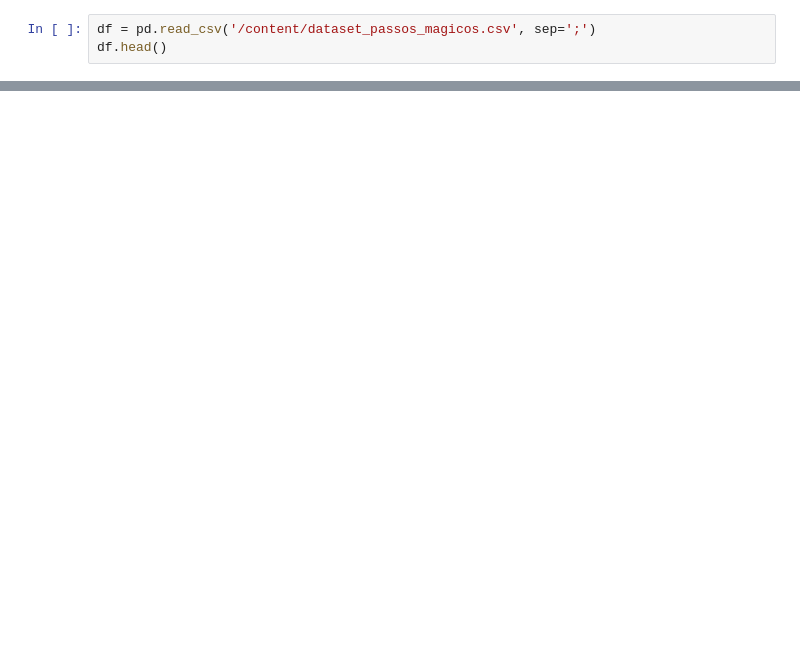
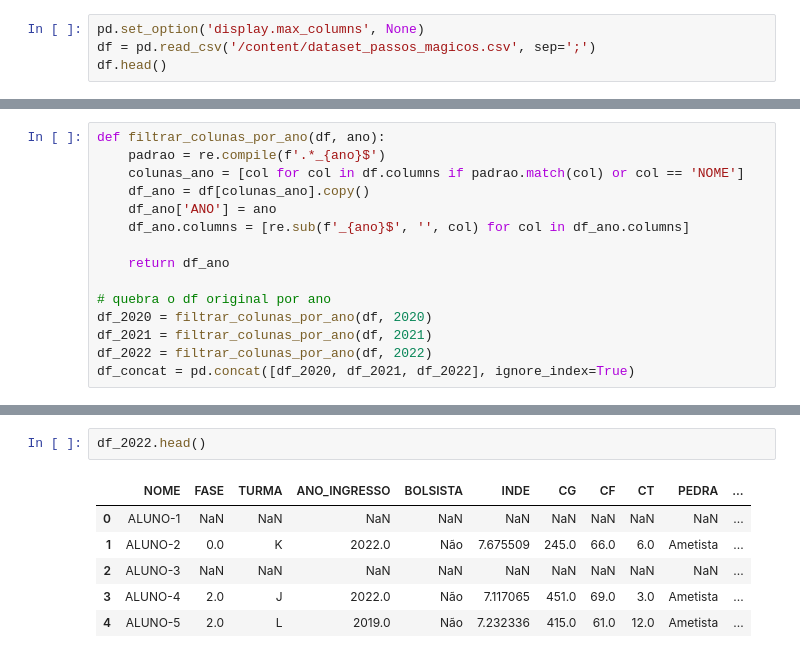
Before and after one commit to dhachcar/postech-tech-challenge-5, a Jupyter notebook: Tech_Challenge_5_Análise_Exploratória.ipynb, the cells around one changed output, grey strips where cells are left out. Saved outputs shown, nothing was run; the diff lists cells and outputs as text; blank space fills up the shorter version.

```diff
--- a/Tech_Challenge_5_Análise_Exploratória.ipynb
+++ b/Tech_Challenge_5_Análise_Exploratória.ipynb
@@ -3,4 +5,5 @@ import pandas as pd
 # %%
+pd.set_option('display.max_columns', None)
 df = pd.read_csv('/content/dataset_passos_magicos.csv', sep=';')
 df.head()
 # %% [output]
@@ -13,0 +44,15 @@ df.head()
+# %%
+def filtrar_colunas_por_ano(df, ano):
+    padrao = re.compile(f'.*_{ano}$')
+    colunas_ano = [col for col in df.columns if padrao.match(col) or col == 'NOME']
+    df_ano = df[colunas_ano].copy()
+    df_ano['ANO'] = ano
+    df_ano.columns = [re.sub(f'_{ano}$', '', col) for col in df_ano.columns]
+
+    return df_ano
+
+# quebra o df original por ano
+df_2020 = filtrar_colunas_por_ano(df, 2020)
+df_2021 = filtrar_colunas_por_ano(df, 2021)
+df_2022 = filtrar_colunas_por_ano(df, 2022)
+df_concat = pd.concat([df_2020, df_2021, df_2022], ignore_index=True)
@@ -13,0 +87,9 @@ df.head()
+# %%
+df_2022.head()
+# %% [output]
+|  | NOME | FASE | TURMA | ANO_INGRESSO | BOLSISTA | INDE | CG | CF | CT | PEDRA | ... |
+| 0 | ALUNO-1 | NaN | NaN | NaN | NaN | NaN | NaN | NaN | NaN | NaN | ... |
+| 1 | ALUNO-2 | 0.0 | K | 2022.0 | Não | 7.675509 | 245.0 | 66.0 | 6.0 | Ametista | ... |
+| 2 | ALUNO-3 | NaN | NaN | NaN | NaN | NaN | NaN | NaN | NaN | NaN | ... |
+| 3 | ALUNO-4 | 2.0 | J | 2022.0 | Não | 7.117065 | 451.0 | 69.0 | 3.0 | Ametista | ... |
+| 4 | ALUNO-5 | 2.0 | L | 2019.0 | Não | 7.232336 | 415.0 | 61.0 | 12.0 | Ametista | ... |
```
Also changed, not shown: parts of 17 cells of this notebook.
